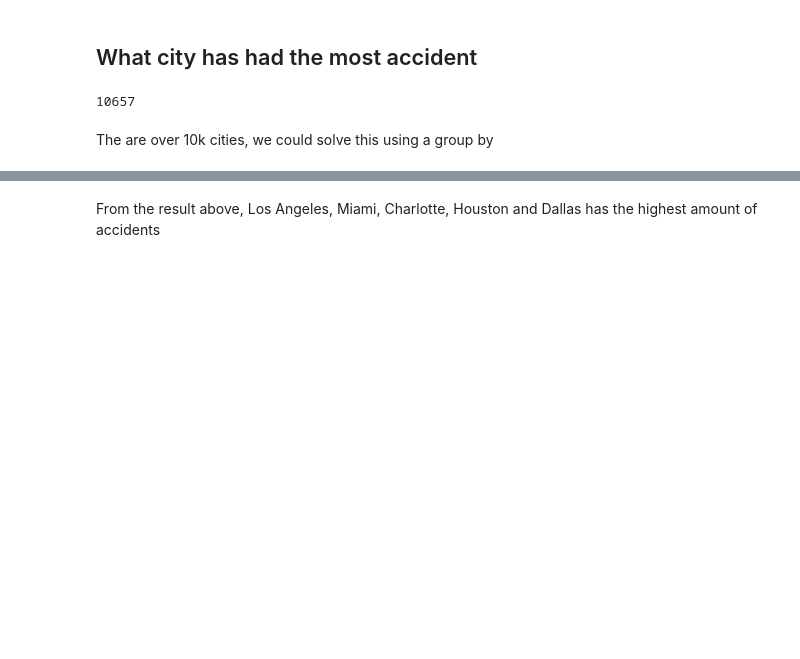
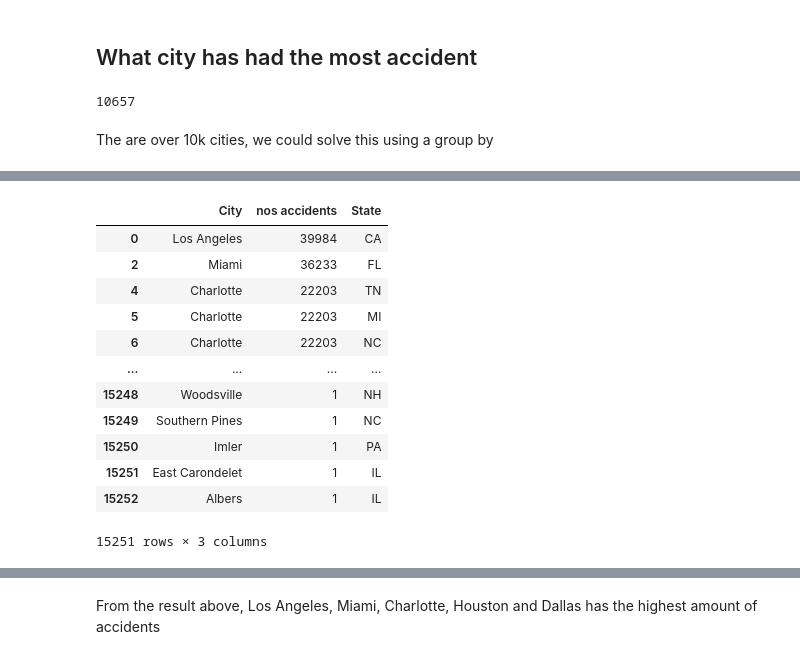
Before and after one commit to Walz194/us_accidents, a Jupyter notebook: us-accidents.ipynb, the cells around one changed output, grey strips where cells are left out. Cells and saved outputs as stored; diff of their text form; code cells hidden in the pictures; blank space fills up the shorter version.

```diff
--- a/us-accidents.ipynb
+++ b/us-accidents.ipynb
@@ -174,0 +186,2 @@ Name: City, dtype: int64
+# %%
+city_acc = streamlined_df['City'].value_counts()
@@ -174,0 +206,5 @@ Name: City, dtype: int64
+# %%
+merged = pd.merge(city_acc,state_and_city,left_index=True,right_on='City',).drop(columns=['City_y'],axis=1).reset_index()
+merged.rename(columns = {'City_x':'nos accidents'},inplace=True)
+# %%
+merged.drop(columns='index',inplace=True)
@@ -174,0 +215,2 @@ Name: City, dtype: int64
+# %%
+merged.drop(merged.loc[(merged.City=='Miami') & (merged.State != 'FL')].index,inplace=True)
@@ -174,0 +261,16 @@ Name: City, dtype: int64
+# %%
+merged
+# %% [output]
+|  | City | nos accidents | State |
+| 0 | Los Angeles | 39984 | CA |
+| 2 | Miami | 36233 | FL |
+| 4 | Charlotte | 22203 | TN |
+| 5 | Charlotte | 22203 | MI |
+| 6 | Charlotte | 22203 | NC |
+| ... | ... | ... | ... |
+| 15248 | Woodsville | 1 | NH |
+| 15249 | Southern Pines | 1 | NC |
+| 15250 | Imler | 1 | PA |
+| 15251 | East Carondelet | 1 | IL |
+| 15252 | Albers | 1 | IL |
+15251 rows × 3 columns
```
Also changed, not shown: parts of 27 cells of this notebook.
